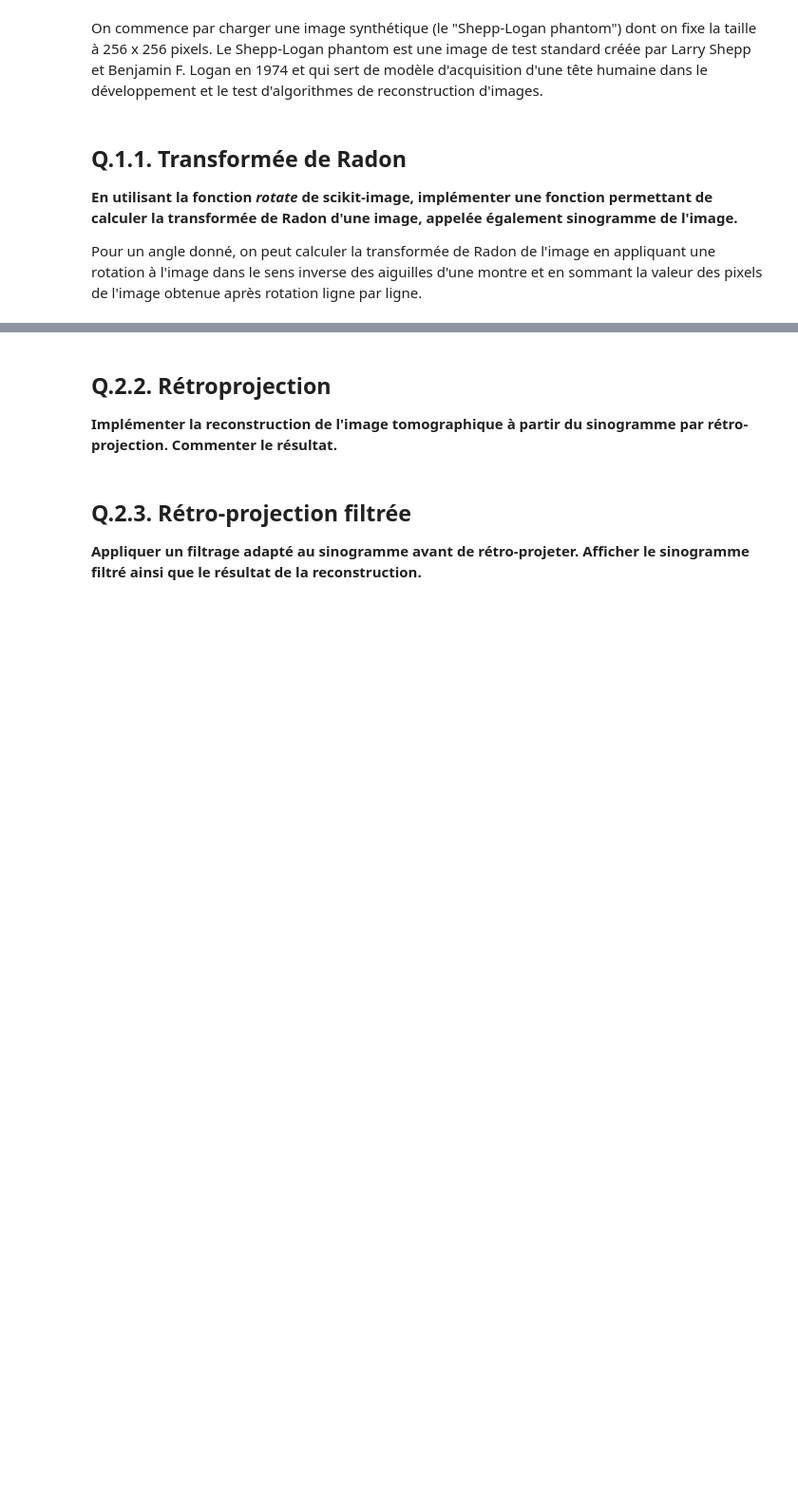
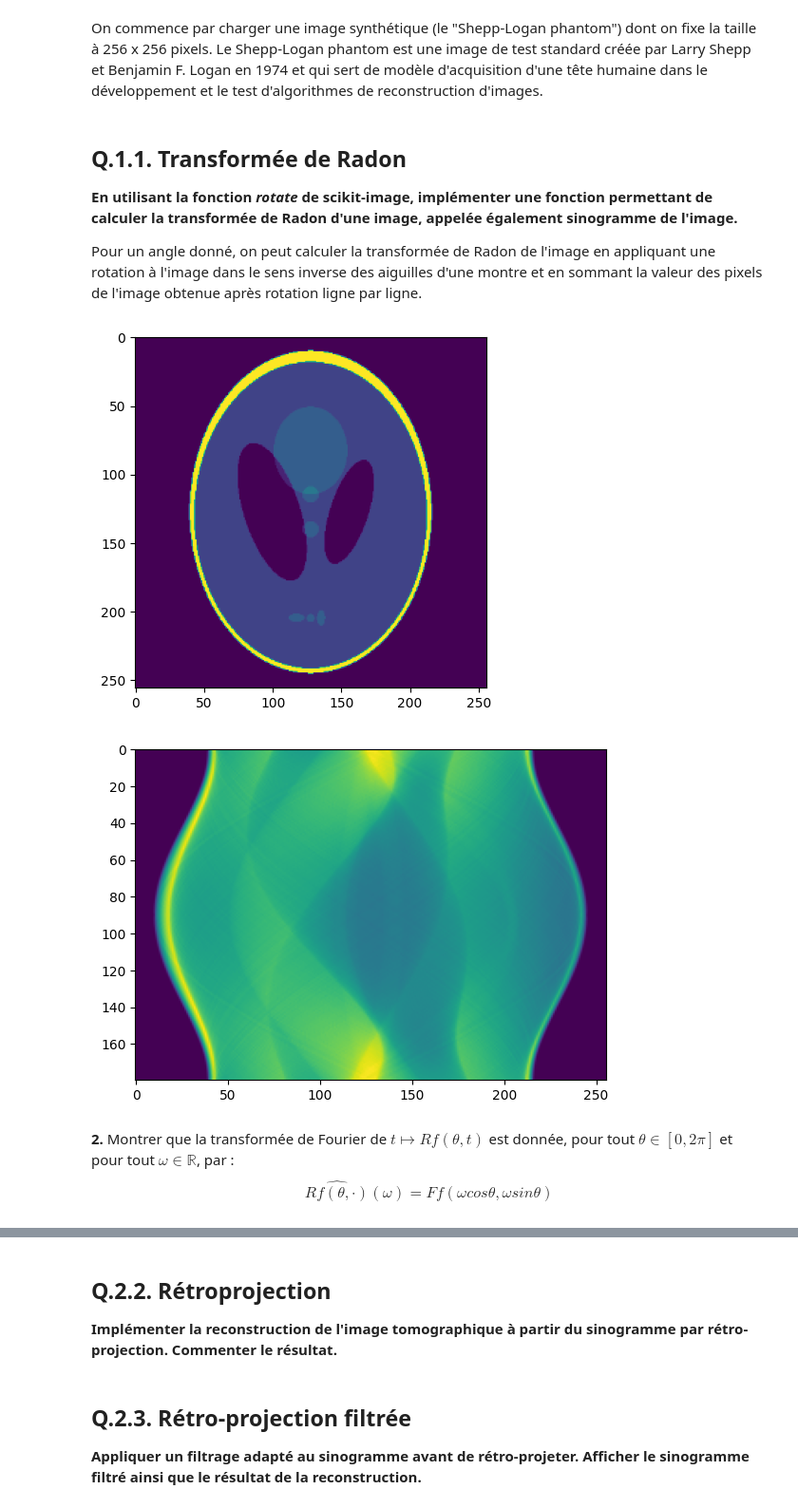
Before and after one commit to GabrielVandersippe/5--Tomographie, a Jupyter notebook: X-Ray Tomography.ipynb, the cells around one changed output, grey strips where cells are left out. Shown at 95% size. Saved outputs shown, nothing was run; the diff lists cells and outputs as text; code cells hidden in the pictures; blank space fills up the shorter version.

```diff
--- a/X-Ray Tomography.ipynb
+++ b/X-Ray Tomography.ipynb
@@ -41,7 +41,11 @@ def radon_transform(image, theta):
 
     """
 
-    #TODO: Implement the Radon transgorm
+    Rf = []
+    for angle in theta :
+      image_rot = rotate(image, angle)
+      Rf.append(np.sum(image_rot, axis = 0))
+    return np.array(Rf)
 # %%
 # Computes the Radon transform of the image
 N_t = 256
@@ -50,3 +54,14 @@ theta = np.linspace(0., 180., angles_count, endpoint=False)
 sinogram = radon_transform(image, theta=theta)
 # %%
 # Display the original image along with its sinogram
+plt.imshow(image)
+plt.show()
+plt.imshow(sinogram)
+plt.show()
+# %% [output]
+[figure, added]
+[figure, added]
+# %% [markdown]
+**2.** Montrer que la transformée de Fourier de $t \mapsto Rf (\theta, t)$ est donnée, pour tout $\theta \in [0, 2\pi]$ et
+pour tout $\omega \in \mathbb{R}$, par :
+$$\widehat{Rf (\theta, ·)}(\omega) = Ff (\omega cos \theta, \omega sin \theta)$$
```
Also changed, not shown: parts of 1 cell of this notebook.
